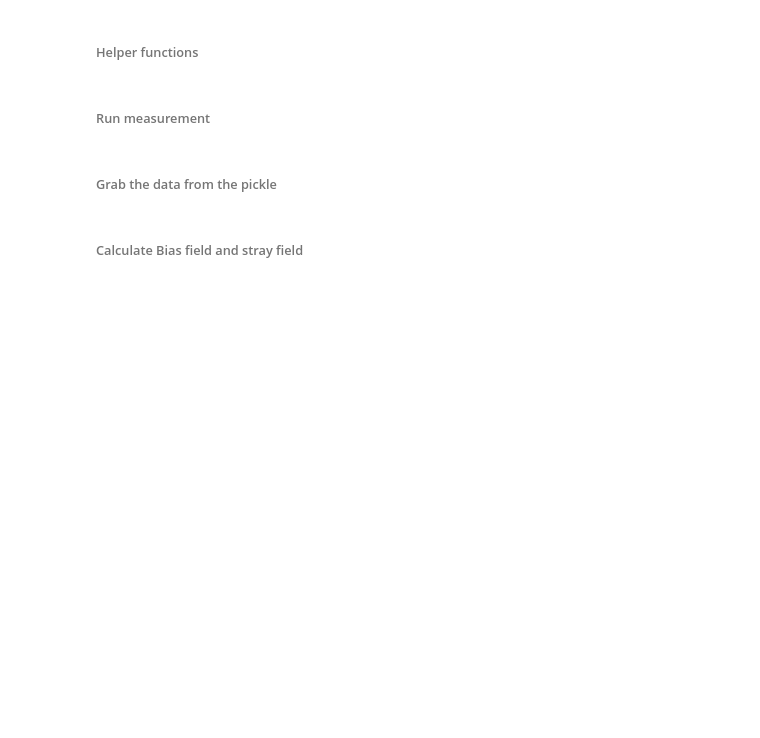
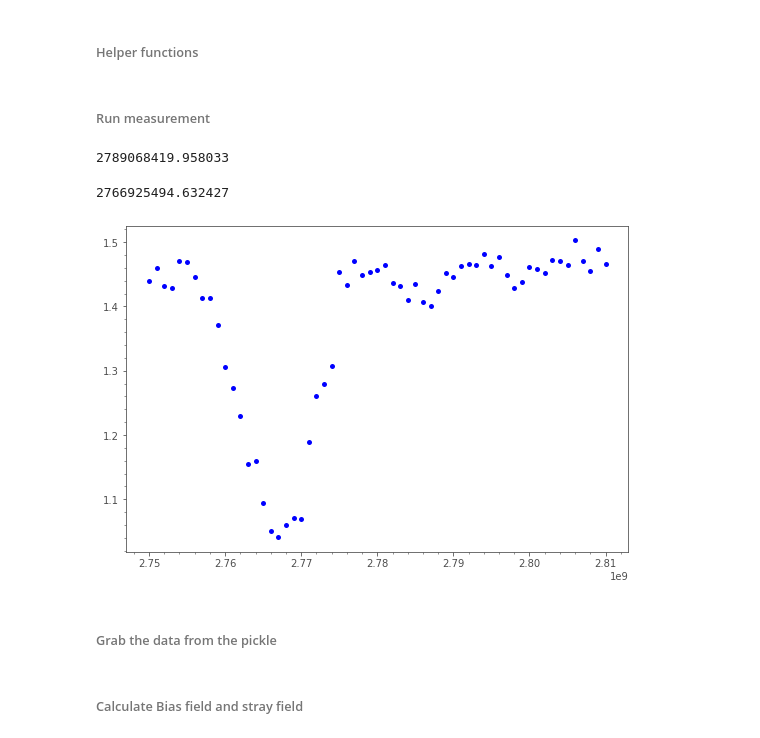
Before and after one commit to sriharijayaram5/qudi, a Jupyter notebook: notebooks/Measurement_Control/Arbitrary Pulse measurement Z lift off scan (sweeping and point by point).ipynb, the cells around one changed output. Drawn from its saved outputs; the diff is of its cells as text; code cells hidden in the pictures; blank space fills up the shorter version.

```diff
--- a/notebooks/Measurement_Control/Arbitrary Pulse measurement Z lift off scan (sweeping and point by point).ipynb
+++ b/notebooks/Measurement_Control/Arbitrary Pulse measurement Z lift off scan (sweeping and point by point).ipynb
@@ -15,40 +15,41 @@ from hardware.timetagger_counter import HWRecorderMode
 ###### Measurement parameters
 # %%
 #measurement parameters
-pi_pulse = 103e-9
+pi_pulse = 67e-9
 
 #Driving information for the first LO (SGS)
-target_freq_0 = 1.03406e9 #initial resonance frequency
+target_freq_0 = 2.81964e9 #initial resonance frequency
 LO_freq_0 = target_freq_0 + 100e6
-power_0 = -15
+power_0 = -20
 
 #Information for running full PODMR
-mw_start = 1.02e9
-mw_stop = 1.06e9
+mw_start = 2.78e9
+mw_stop = 2.84e9
 mw_step = 1e6
 
 max_sweeps_podmr =150e3 #Number of sweeps for tracking pulsed measurements
-max_sweeps_pulsed_measurement =100e3 #Number of sweeps for T2 related pulsed measurements
+max_sweeps_pulsed_measurement =150e3 #Number of sweeps for T2 related pulsed measurements
 
 #Scan area
 scan_start_z=5e-9
 scan_stop_z=5e-9
 scan_step_z=1
+add_retracted_measurement = False #adds one additional measurement with retracted probe as refrence measurement
 
 lift_off_check_period = 60 #Define period, where the lift off is checked again
 tip_oscillation_off = True #Define, whether the tip oscillation is turned of during lift off
-turn_off_wait = 0.5
-turn_on_wait = 0.5
+turn_off_wait = 0.3
+turn_on_wait = 0.3
 
 retract = False
 
 #additional information for save tag
-tip_name = 'A-F17-26'
-sample = 'NbSe2_S6'
-temperature = '10K'
-b_field = '70mT_Bnv_sFC'
+tip_name = 'A-S07-29'
+sample = 'YBCO_S1'
+temperature = '82K'
+b_field = '5mT_OOP'
 contact = 'Z_lift_off'
-extra = 'substrate'
+extra = 'Meissner'
 
 afm_scanner_logic.jupyter_meas_stop = False
 afm_scanner_logic.jupyter_meas_pause = False
@@ -972,7 +1002,7 @@ string = datetime.datetime.now().isoformat('_','seconds')+'_'+f'PODMR_{current_u
 filename = string.replace(':','-')
 filepath = savelogic.get_path_for_module('AttoDRY2200_Pi3_SPM\\')
 
-data_array = measurement_loop(scan_start_z, scan_stop_z, scan_step_z, power_0, pi_pulse, target_freq_0, mw_start, mw_stop, mw_step, max_sweeps_podmr, max_sweeps_pulsed_measurement, lift_off_check_period, filepath+filename, retract)
+data_array = measurement_loop(scan_start_z, scan_stop_z, scan_step_z, power_0, pi_pulse, target_freq_0, mw_start, mw_stop, mw_step, max_sweeps_podmr, max_sweeps_pulsed_measurement, lift_off_check_period, add_retracted_measurement, filepath+filename, retract)
 
 ######################
 string = datetime.datetime.now().isoformat('_','seconds')+'_'+f'PODMR_{current_uploaded_measurement_string}_Z_lift_off_scan'+'_'+tip_name+'_'+sample+'_'+temperature+'_'+b_field+'_'+contact+'_'+extra
@@ -981,6 +1011,19 @@ filepath = savelogic.get_path_for_module('AttoDRY2200_Pi3_SPM\\')
 
 with open(filepath+filename+'.pickle', 'wb') as f:
     pickle.dump(data_array, f)
+# %%
+data_array['res_freq']['retracted_data']
+# %% [output]
+2789068419.958033
+# %%
+PODMR_analysis(data_array['PODMR_sig']['retracted_data'], data_array['PODMR_sig']['coord2_arr'])
+# %% [output]
+2766925494.632427
+# %%
+plt.plot(data_array['PODMR_sig']['coord2_arr'], data_array['PODMR_sig']['retracted_data'], 'bo')
+plt.show()
+# %% [output]
+[figure, added]
 # %% [markdown]
 ######  Grab the data from the pickle
 # %%
```
Also changed, not shown: parts of 5 cells of this notebook, 17 other files.
